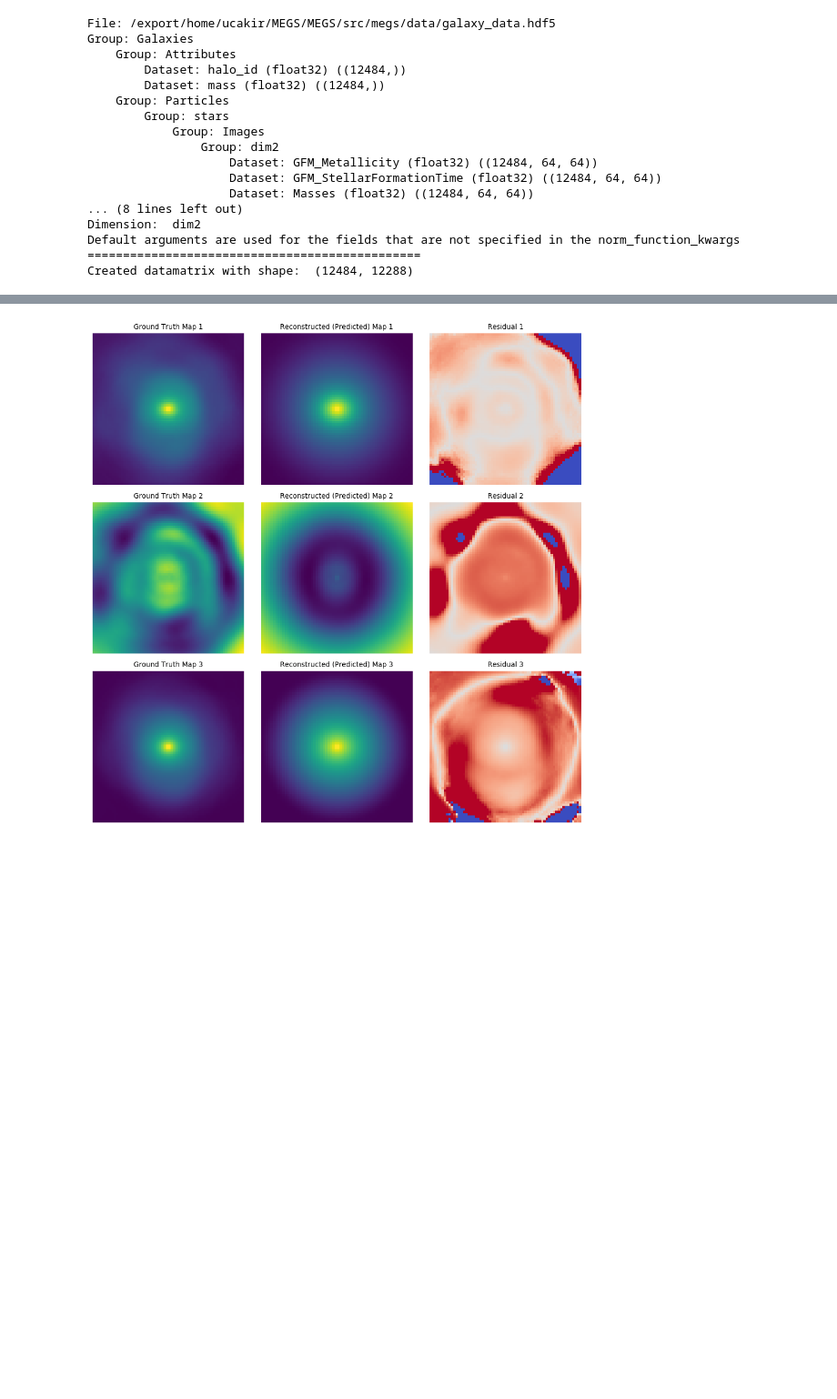
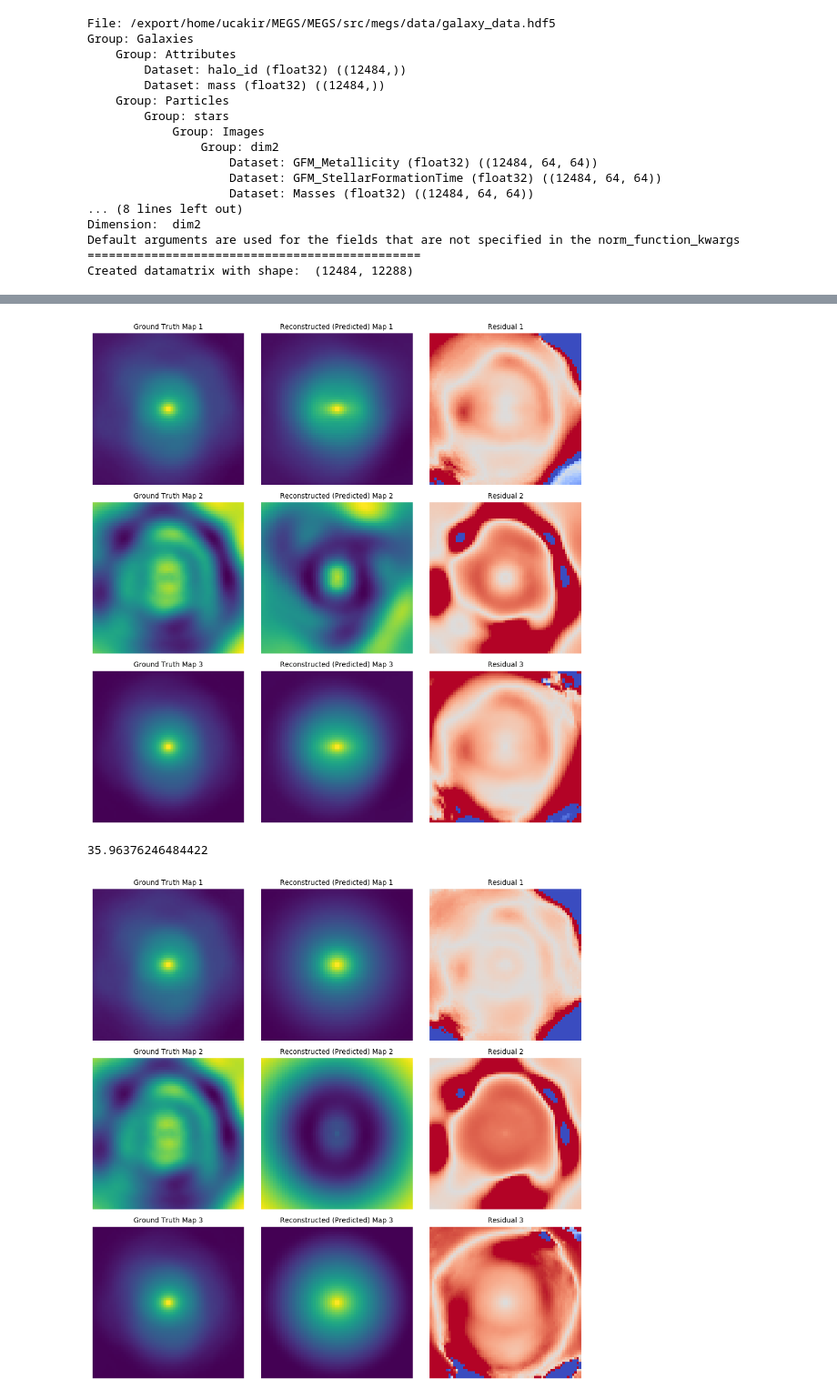
Before and after one commit to ufuk-cakir/MEGS, a Jupyter notebook: exp/new_network.ipynb, the cells around one changed output, grey strips where cells are left out. Shown at 91% size. Cells and saved outputs as stored; diff of their text form; code cells hidden in the pictures; blank space fills up the shorter version.

```diff
--- a/exp/new_network.ipynb
+++ b/exp/new_network.ipynb
@@ -205,7 +332,7 @@ def evaluate(model, test_data, test_targets, batch_size=64):
         for inputs, targets in test_loader:
             # Move inputs to the GPU device
             inputs = inputs.to(device)
-
+            inputs = inputs.view(-1, 1, 64, 64)
             # Forward pass
             outputs = model(inputs)
 
@@ -310,6 +442,9 @@ def continue_training(model, num_epochs):
 # %%
 scores = evaluate(model, test_data, test_targets)
-evaluate_prediction(scores, test_targets, index = 16)
+evaluate_prediction(scores, test_targets, index = 20)
+# %% [output]
+[figure, added]
+35.96376246484422
 # %%
 scores = evaluate(model, test_data, test_targets)
 evaluate_prediction(scores, test_targets, index = 20)
```
Also changed, not shown: parts of 6 cells of this notebook, 17 other files.
